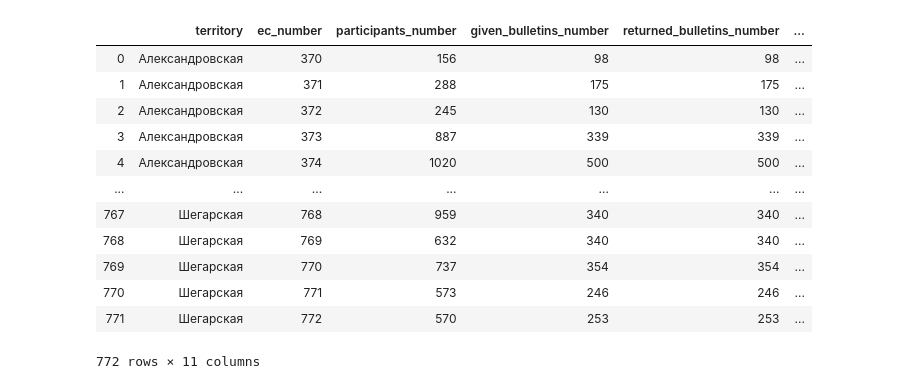
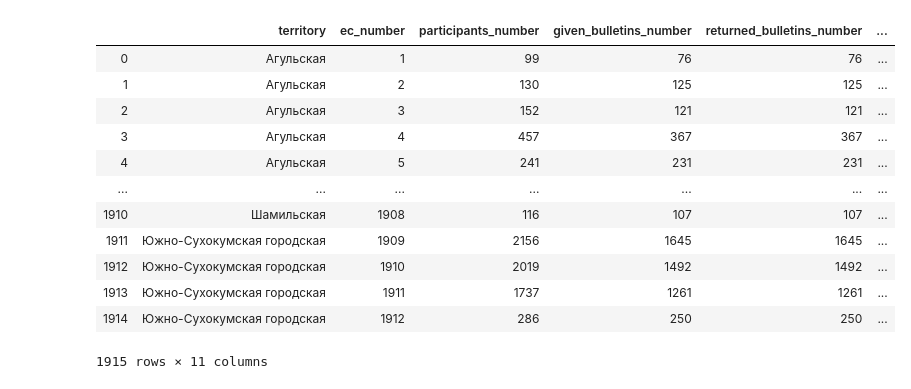
Before and after one commit to ectuser/ConstitutionVoteAnalysis, a Jupyter notebook: Data/Analysis.ipynb, the cells around one changed output. Saved outputs shown, nothing was run; the diff lists cells and outputs as text; code cells hidden in the pictures.

```diff
--- a/Data/Analysis.ipynb
+++ b/Data/Analysis.ipynb
@@ -3,20 +3,20 @@ import pandas as pd
 import matplotlib.pyplot as plt
 from matplotlib.pyplot import figure
 # %%
-data = pd.read_csv('res2.csv')
+data = pd.read_csv('res_dagestan.csv')
 data
 # %% [output]
 |  | territory | ec_number | participants_number | given_bulletins_number | returned_bulletins_number | ... |
-| 0 | Александровская | 370 | 156 | 98 | 98 | ... |
-| 1 | Александровская | 371 | 288 | 175 | 175 | ... |
-| 2 | Александровская | 372 | 245 | 130 | 130 | ... |
-| 3 | Александровская | 373 | 887 | 339 | 339 | ... |
-| 4 | Александровская | 374 | 1020 | 500 | 500 | ... |
+| 0 | Агульская | 1 | 99 | 76 | 76 | ... |
+| 1 | Агульская | 2 | 130 | 125 | 125 | ... |
+| 2 | Агульская | 3 | 152 | 121 | 121 | ... |
+| 3 | Агульская | 4 | 457 | 367 | 367 | ... |
+| 4 | Агульская | 5 | 241 | 231 | 231 | ... |
 | ... | ... | ... | ... | ... | ... | ... |
-| 767 | Шегарская | 768 | 959 | 340 | 340 | ... |
-| 768 | Шегарская | 769 | 632 | 340 | 340 | ... |
-| 769 | Шегарская | 770 | 737 | 354 | 354 | ... |
-| 770 | Шегарская | 771 | 573 | 246 | 246 | ... |
-| 771 | Шегарская | 772 | 570 | 253 | 253 | ... |
+| 1910 | Шамильская | 1908 | 116 | 107 | 107 | ... |
+| 1911 | Южно-Сухокумская городская | 1909 | 2156 | 1645 | 1645 | ... |
+| 1912 | Южно-Сухокумская городская | 1910 | 2019 | 1492 | 1492 | ... |
+| 1913 | Южно-Сухокумская городская | 1911 | 1737 | 1261 | 1261 | ... |
+| 1914 | Южно-Сухокумская городская | 1912 | 286 | 250 | 250 | ... |
-772 rows × 11 columns
+1915 rows × 11 columns
 # %%
```
Also changed, not shown: parts of 7 cells of this notebook, 2 other files.
